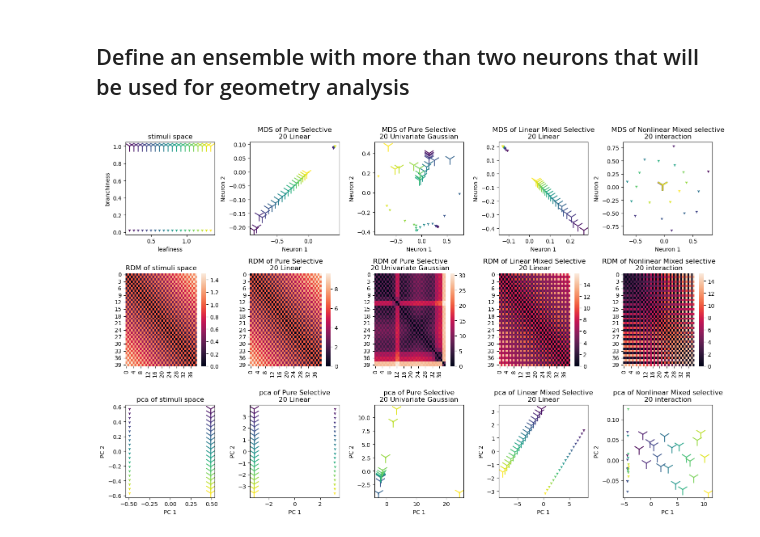
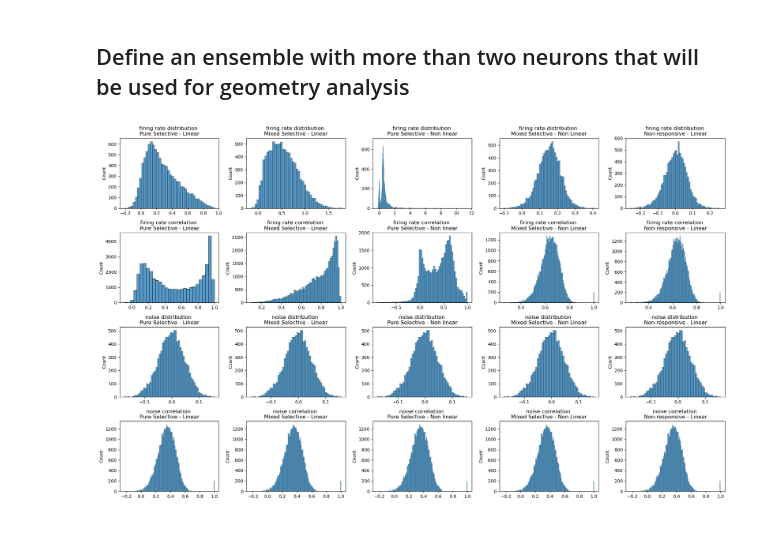
Before and after one commit to ZiluLiang/NeuralGeometry, a Jupyter notebook: MethodsMeeting.ipynb, the cells around one changed output. Cells and saved outputs as stored; diff of their text form; code cells hidden in the pictures.

Commit message:
copy over data-driven analysis

```diff
--- a/MethodsMeeting.ipynb
+++ b/MethodsMeeting.ipynb
@@ -272,30 +190,0 @@ MultiNeuronSpace = {
-# %%
-pca_sapce = {}
-for js,(s_name,s_mat) in enumerate(MultiNeuronSpace.items()):
-    pca_sapce |= {s_name:PCA(n_components=2).fit_transform(s_mat)}
-
-plt_rows,plt_cols = 3,len(MultiNeuronSpace)
-fig_fspace,ax_fspace = plt.subplots(plt_rows,plt_cols,figsize=(3.1*plt_cols,3.3*plt_rows))
-for js,(s_name,s_mat) in enumerate(MultiNeuronSpace.items()):
-    if "stimuli" in s_name:
-        ax_fspace[0,js].scatter(x=s_mat[:,0],y=s_mat[:,1],c=stim_space[:,0],s=np.exp(stim_space[:,1]*3+3),marker="1")
-        ax_fspace[0,js].set_title(s_name.replace(' - ','\n'))
-    else:
-        mds_res = MDS(n_components=2,normalized_stress="auto",dissimilarity="precomputed").fit_transform(compute_rdm(s_mat,"correlation"))
-        ax_fspace[0,js].scatter(x=mds_res[:,0],y=mds_res[:,1],c=stim_space[:,0],s=np.exp(stim_space[:,1]*3+3),marker="1")
-        ax_fspace[0,js].set_title('MDS of '+s_name.replace(' - ','\n'))
-    sns.heatmap(compute_rdm(s_mat,"euclidean"),ax=ax_fspace[1,js])
-    ax_fspace[1,js].set_title('RDM of '+s_name.replace(' - ','\n'))
-    ax_fspace[2,js].scatter(x=pca_sapce[s_name][:,0],y=pca_sapce[s_name][:,1],c=stim_space[:,0],s=np.exp(stim_space[:,1]*3+3),marker="1")
-    ax_fspace[2,js].set_title('pca of '+s_name.replace(' - ','\n'))
-    if "stimuli" in s_name:
-        ax_fspace[0,js].set_xlabel(Trees.featurenames[0])
-        ax_fspace[0,js].set_ylabel(Trees.featurenames[1])
-    else:
-        ax_fspace[0,js].set_xlabel("Neuron 1")
-        ax_fspace[0,js].set_ylabel("Neuron 2")
-    ax_fspace[2,js].set_xlabel("PC 1")
-    ax_fspace[2,js].set_ylabel("PC 2")
-fig_fspace.tight_layout()
-# %% [output]
-[figure, removed]
@@ -301,0 +266,30 @@ fig_fspace.tight_layout()
+# %%
+FiringEnsembles = {
+    "Pure Selective - Linear": PureSelectiveLinearEnsemble,
+    "Mixed Selective - Linear": MixSelectiveLinearEnsemble,
+    "Pure Selective - Non linear": PureSelectiveGaussianEnsemble,
+    "Mixed Selective - Non Linear": MixSelectiveGaussianEnsemble,
+    "Non-responsive - Linear": NonRespLinearEnsemble
+}
+import pandas as pd
+import warnings
+warnings.filterwarnings( "ignore", module = "matplotlib\..*" )
+warnings.filterwarnings( "ignore", module = "seaborn\..*" )
+
+fig_frate,axes_frate = plt.subplots(4,len(FiringEnsembles),figsize=(len(FiringEnsembles)*4,4*3))
+for j,(k,v) in enumerate(FiringEnsembles.items()):
+    axes_frate[0,j].set_title("firing rate distribution \n" + k)
+    axes_frate[1,j].set_title("firing rate correlation \n" + k)
+    axes_frate[2,j].set_title("noise distribution \n" + k)
+    axes_frate[3,j].set_title("noise correlation \n" + k)
+    f_data = v.fire(Trees.stimuli)
+    n_data = v.noise(Trees.stimuli.shape[0],np.random.default_rng(21))
+    sns.histplot(f_data.flatten(),ax=axes_frate[0,j])
+    sns.histplot(1-compute_rdm(f_data.T,"correlation").flatten(),ax=axes_frate[1,j])
+    sns.histplot(n_data.flatten(),ax=axes_frate[2,j])
+    sns.histplot(1-compute_rdm(n_data.T,"correlation").flatten(),ax=axes_frate[3,j])
+    #sns.heatmap(v.noise_cov,ax=axes_frate[4,j],robust=True)
+
+fig_frate.tight_layout()
+# %% [output]
+[figure, added]
```
Also changed, not shown: parts of 29 cells of this notebook.
